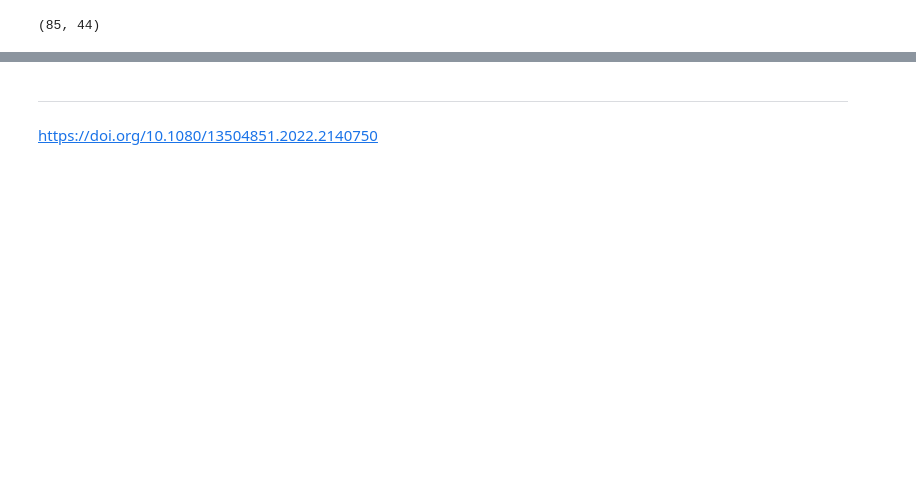
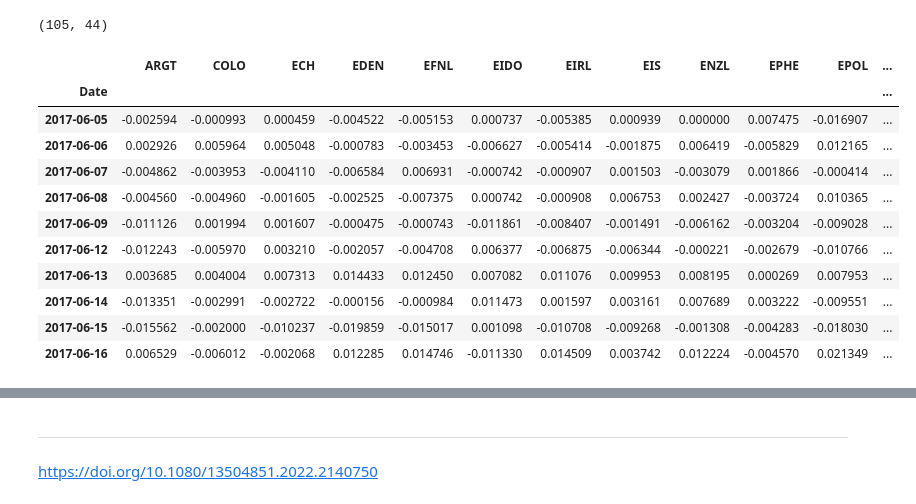
Before and after one commit to rdemarqui/causal_impact_on_ewz, a Jupyter notebook: ewz_analisys.ipynb, the cells around one changed output, grey strips where cells are left out. Saved outputs shown, nothing was run; the diff lists cells and outputs as text; code cells hidden in the pictures; blank space fills up the shorter version.

```diff
--- a/ewz_analisys.ipynb
+++ b/ewz_analisys.ipynb
@@ -7,14 +7,26 @@ from sklearn.metrics import mean_squared_error
 # %%
 # Open dataset and normalize data
 df = pd.read_csv('joesley_day.csv', index_col=['Date'])
 df = df.loc['2017-01-16':, :]
-df_norm = np.log(df / df.shift(1)).dropna()
-#df_norm = df.pct_change().dropna()
+#df_norm = np.log(df / df.shift(1)).dropna()
+df_norm = df.pct_change().dropna()
 
-df_norm.head()
 print(df_norm.shape)
+df_norm.tail(10)
 # %% [output]
-(85, 44)
+(105, 44)
+|  | ARGT | COLO | ECH | EDEN | EFNL | EIDO | EIRL | EIS | ENZL | EPHE | EPOL | ... |
+| Date |  |  |  |  |  |  |  |  |  |  |  | ... |
+| 2017-06-05 | -0.002594 | -0.000993 | 0.000459 | -0.004522 | -0.005153 | 0.000737 | -0.005385 | 0.000939 | 0.000000 | 0.007475 | -0.016907 | ... |
+| 2017-06-06 | 0.002926 | 0.005964 | 0.005048 | -0.000783 | -0.003453 | -0.006627 | -0.005414 | -0.001875 | 0.006419 | -0.005829 | 0.012165 | ... |
+| 2017-06-07 | -0.004862 | -0.003953 | -0.004110 | -0.006584 | 0.006931 | -0.000742 | -0.000907 | 0.001503 | -0.003079 | 0.001866 | -0.000414 | ... |
+| 2017-06-08 | -0.004560 | -0.004960 | -0.001605 | -0.002525 | -0.007375 | 0.000742 | -0.000908 | 0.006753 | 0.002427 | -0.003724 | 0.010365 | ... |
+| 2017-06-09 | -0.011126 | 0.001994 | 0.001607 | -0.000475 | -0.000743 | -0.011861 | -0.008407 | -0.001491 | -0.006162 | -0.003204 | -0.009028 | ... |
+| 2017-06-12 | -0.012243 | -0.005970 | 0.003210 | -0.002057 | -0.004708 | 0.006377 | -0.006875 | -0.006344 | -0.000221 | -0.002679 | -0.010766 | ... |
+| 2017-06-13 | 0.003685 | 0.004004 | 0.007313 | 0.014433 | 0.012450 | 0.007082 | 0.011076 | 0.009953 | 0.008195 | 0.000269 | 0.007953 | ... |
+| 2017-06-14 | -0.013351 | -0.002991 | -0.002722 | -0.000156 | -0.000984 | 0.011473 | 0.001597 | 0.003161 | 0.007689 | 0.003222 | -0.009551 | ... |
+| 2017-06-15 | -0.015562 | -0.002000 | -0.010237 | -0.019859 | -0.015017 | 0.001098 | -0.010708 | -0.009268 | -0.001308 | -0.004283 | -0.018030 | ... |
+| 2017-06-16 | 0.006529 | -0.006012 | -0.002068 | 0.012285 | 0.014746 | -0.011330 | 0.014509 | 0.003742 | 0.012224 | -0.004570 | 0.021349 | ... |
 # %%
 # Definir a data da notícia (tratamento)
 treatment_date = "2017-05-17"
```
Also changed, not shown: parts of 5 cells of this notebook, 2 other files.
